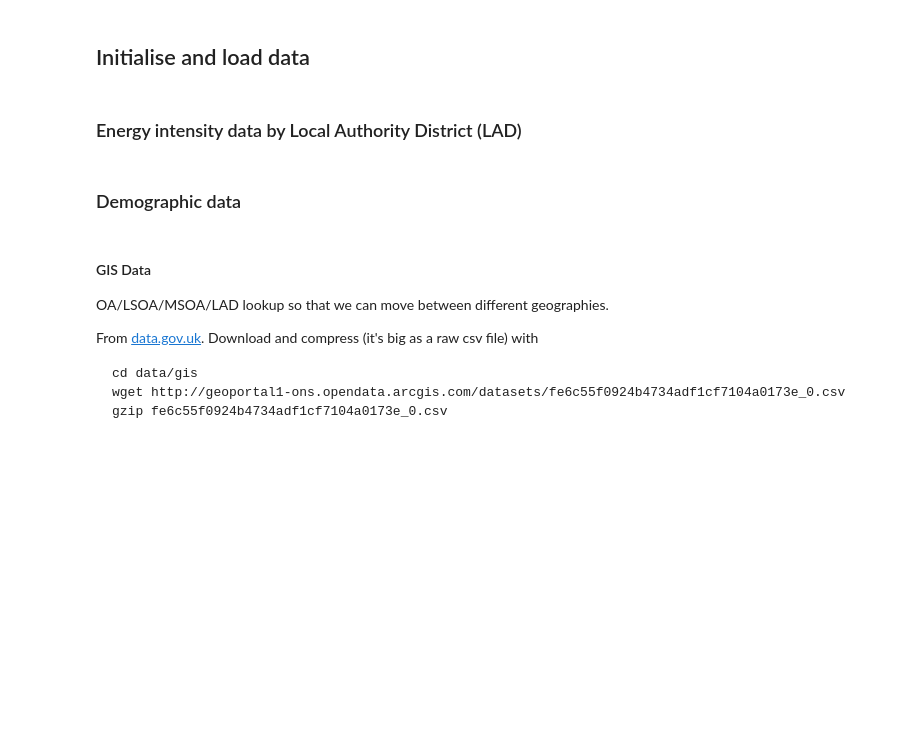
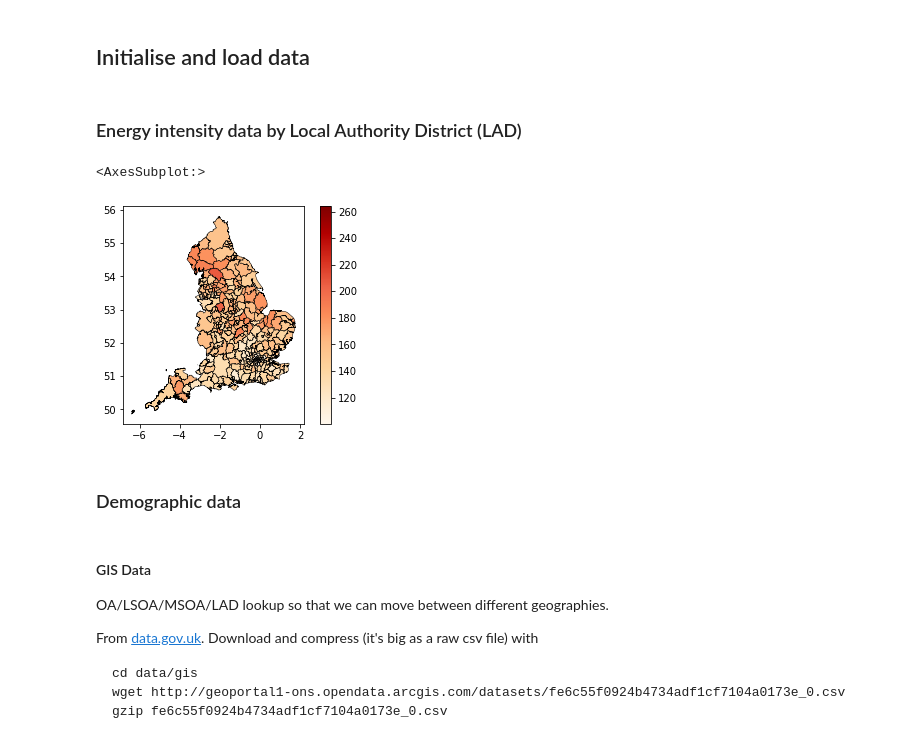
Before and after one commit to anetobradley/energy_flex, a Jupyter notebook: 02-EnergyModel/Energy_Intensity_Analysis/energy_intensity_analysis.ipynb, the cells around one changed output. Saved outputs shown, nothing was run; the diff lists cells and outputs as text; code cells hidden in the pictures; blank space fills up the shorter version.

Commit message:
reading json energy intensity data

```diff
--- a/02-EnergyModel/Energy_Intensity_Analysis/energy_intensity_analysis.ipynb
+++ b/02-EnergyModel/Energy_Intensity_Analysis/energy_intensity_analysis.ipynb
@@ -11,10 +11,33 @@ import geopandas as gpd
 # %% [markdown]
 ### Energy intensity data by Local Authority District (LAD)
 # %%
-energy_intensity = pd.read_csv(os.path.join("..", "01_Base_Posterior_Sampling/", "Sample_outputs", "energy_intensity_by_lad_rich_since_2000.csv"))
+# Read data and make the index the LAD code (allows much easier joining to other data on LAD code)
+energy_intensity = gpd.read_file(
+    os.path.join("..", "01_Base_Posterior_Sampling/", "Sample_outputs", "energy_intensity_by_lad_since_2000.geojson")).set_index("local_authority", drop=True)
 
-# Make the index the LAD code (allows much easier joining to other data on LAD code)
-XXXX
+# Drop LSOAs that don't have energy intensity data.
+# Note that columns are currently strings, so need to find values with string 'NA',
+# not a proper np.nan value.
+energy_intensity = energy_intensity.loc[energy_intensity['energy_intensity_mean']!='NA']
+
+# For some reason need to set the numeric columns to be floats
+for col in ['energy_intensity_1stQ', 'energy_intensity_mean',
+       'energy_intensity_median', 'energy_intensity_3rdQ',
+       'energy_intensity_sd', 'energy_intensity_national_mean',
+       'mean_annual_income', 'top_rated_wall_insulation', 'secondary_heating',
+       'social_rental', 'private_rental', 'standard_energy_tariff',
+       'imd_mean_score',
+       'imd_proportion_of_lsoas_in_most_deprived_decile_nationally']:
+    # If there are NAs these need to be converted to a proper NA, not a string "NA",
+    # otherwise astype() fails
+    if (energy_intensity[col]=="NA").any():
+        energy_intensity.loc[energy_intensity[col]=="NA", col] = np.nan
+    energy_intensity[col] = energy_intensity[col].astype(float)
+
+energy_intensity.plot(column="energy_intensity_mean", cmap='OrRd', edgecolor='k', linewidth=0.5, legend=True)
+# %% [output]
+<AxesSubplot:>
+[figure, added]
 # %% [markdown]
 ### Demographic data
 # %% [markdown]
```
Also changed, not shown: parts of 1 cell of this notebook.
